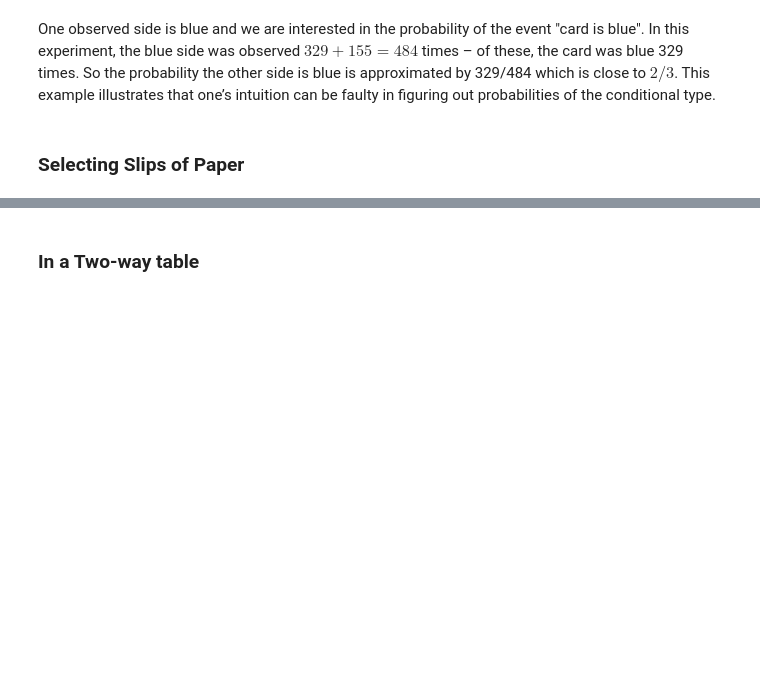
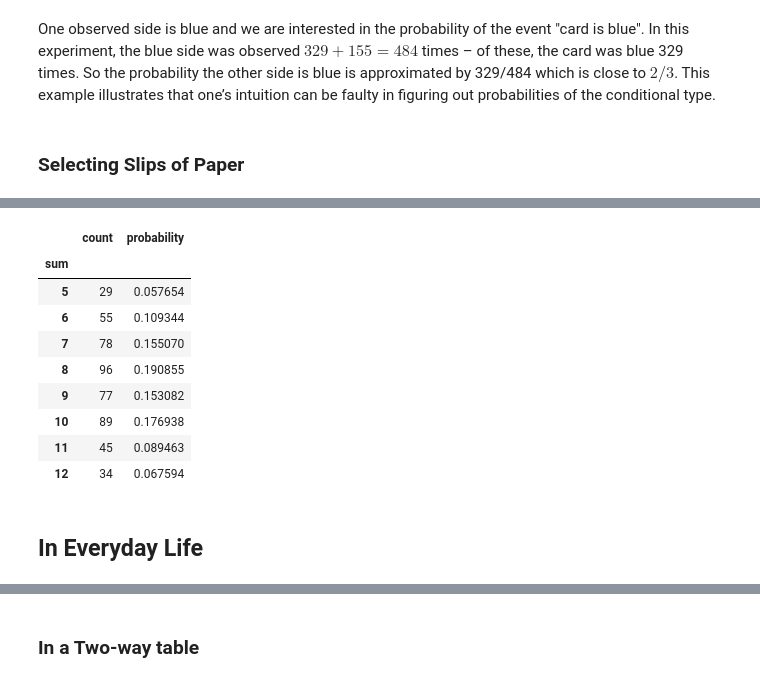
Before and after one commit to pacoraggio/ProbabilityAndBayesianModelingWithPython, a Jupyter notebook: 03_conditional_probability.ipynb, the cells around one changed output, grey strips where cells are left out. Saved outputs shown, nothing was run; the diff lists cells and outputs as text; code cells hidden in the pictures; blank space fills up the shorter version.

```diff
--- a/03_conditional_probability.ipynb
+++ b/03_conditional_probability.ipynb
@@ -72,0 +118,2 @@ $$Prob(\text{sum 14 or higher}) = \frac{1}{6}$$
+# %%
+df['sum'] = df.roll_1 + df.roll_2
@@ -72,0 +131,2 @@ $$Prob(\text{sum 14 or higher}) = \frac{1}{6}$$
+# %%
+df_gt_3 = df[df['roll_1'] > 3].reset_index(drop = True)
@@ -72,0 +160,19 @@ $$Prob(\text{sum 14 or higher}) = \frac{1}{6}$$
+# %%
+df_sum = pd.DataFrame(df_gt_3.groupby('sum')['roll_1'].count()).rename(columns = {'roll_1':'count'})
+# %%
+df_sum['probability'] = df_sum['count']/df_sum['count'].sum()
+# %%
+df_sum
+# %% [output]
+|  | count | probability |
+| sum |  |  |
+| 5 | 29 | 0.057654 |
+| 6 | 55 | 0.109344 |
+| 7 | 78 | 0.155070 |
+| 8 | 96 | 0.190855 |
+| 9 | 77 | 0.153082 |
+| 10 | 89 | 0.176938 |
+| 11 | 45 | 0.089463 |
+| 12 | 34 | 0.067594 |
+# %% [markdown]
+## In Everyday Life
```
Also changed, not shown: parts of 18 cells of this notebook.
